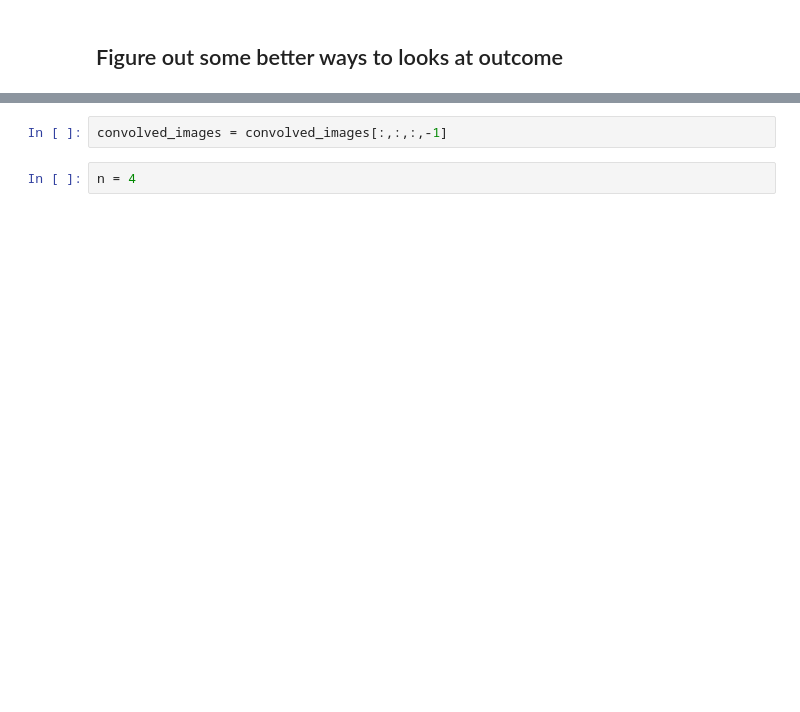
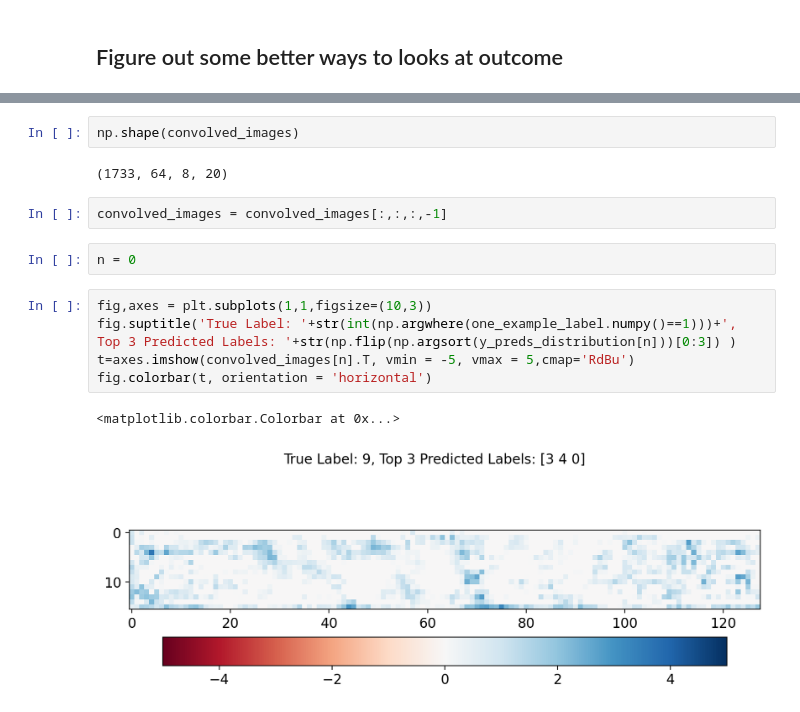
Before and after one commit to rlbaiman/AntarcticAR_ML, a Jupyter notebook: CNN/run_CNN.ipynb, the cells around one changed output, grey strips where cells are left out. Drawn from its saved outputs; the diff is of its cells as text; blank space fills up the shorter version.

```diff
--- a/CNN/run_CNN.ipynb
+++ b/CNN/run_CNN.ipynb
@@ -395,4 +404,16 @@ for batch in val_data:
+# %%
+np.shape(convolved_images)
+# %% [output]
+(1733, 64, 8, 20)
 # %%
 convolved_images = convolved_images[:,:,:,-1]
 # %%
-n = 4
+n = 0
+# %%
+fig,axes = plt.subplots(1,1,figsize=(10,3))
+fig.suptitle('True Label: '+str(int(np.argwhere(one_example_label.numpy()==1)))+', Top 3 Predicted Labels: '+str(np.flip(np.argsort(y_preds_distribution[n]))[0:3]) )
+t=axes.imshow(convolved_images[n].T, vmin = -5, vmax = 5,cmap='RdBu')
+fig.colorbar(t, orientation = 'horizontal')
+# %% [output]
+<matplotlib.colorbar.Colorbar at 0x...>
+[figure, added]
```
Also changed, not shown: parts of 37 cells of this notebook, 2 other files.
